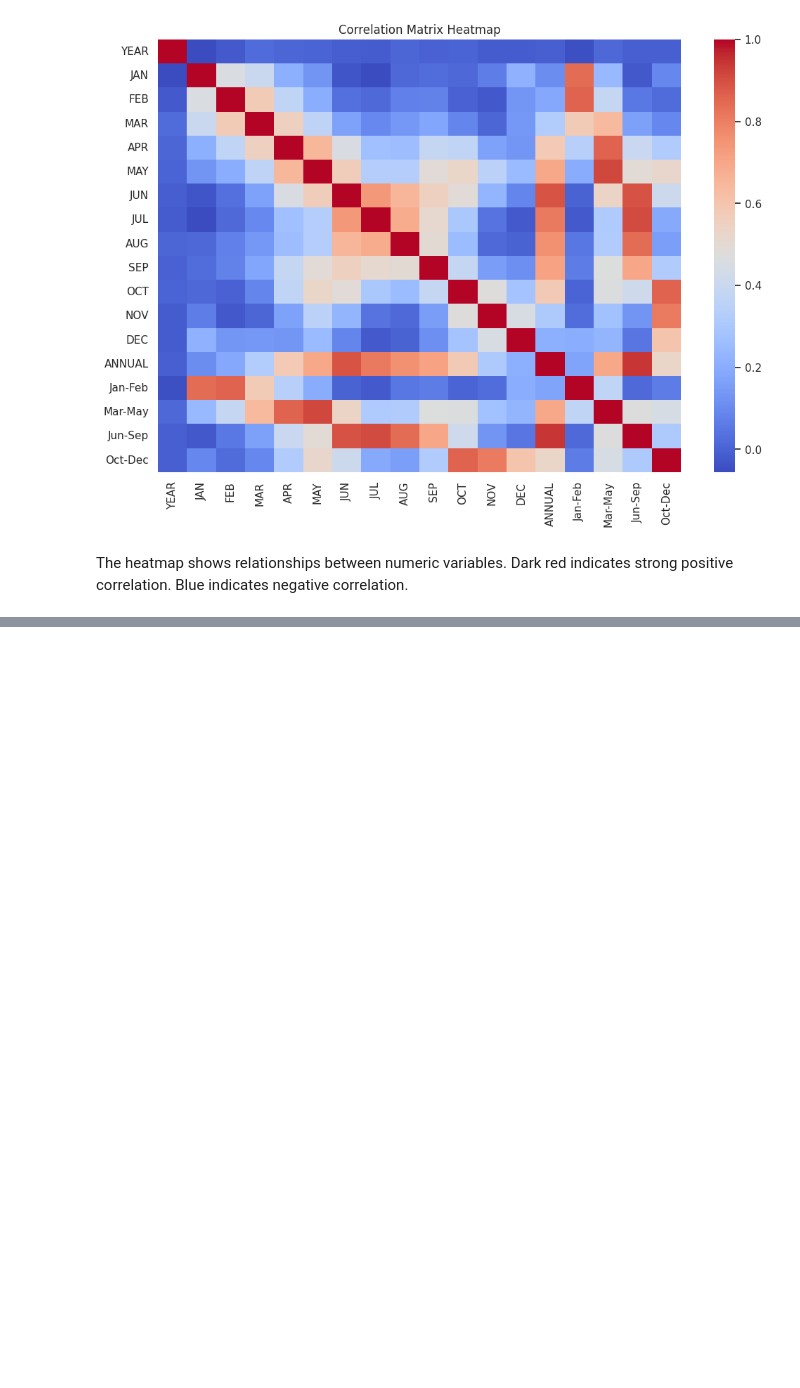
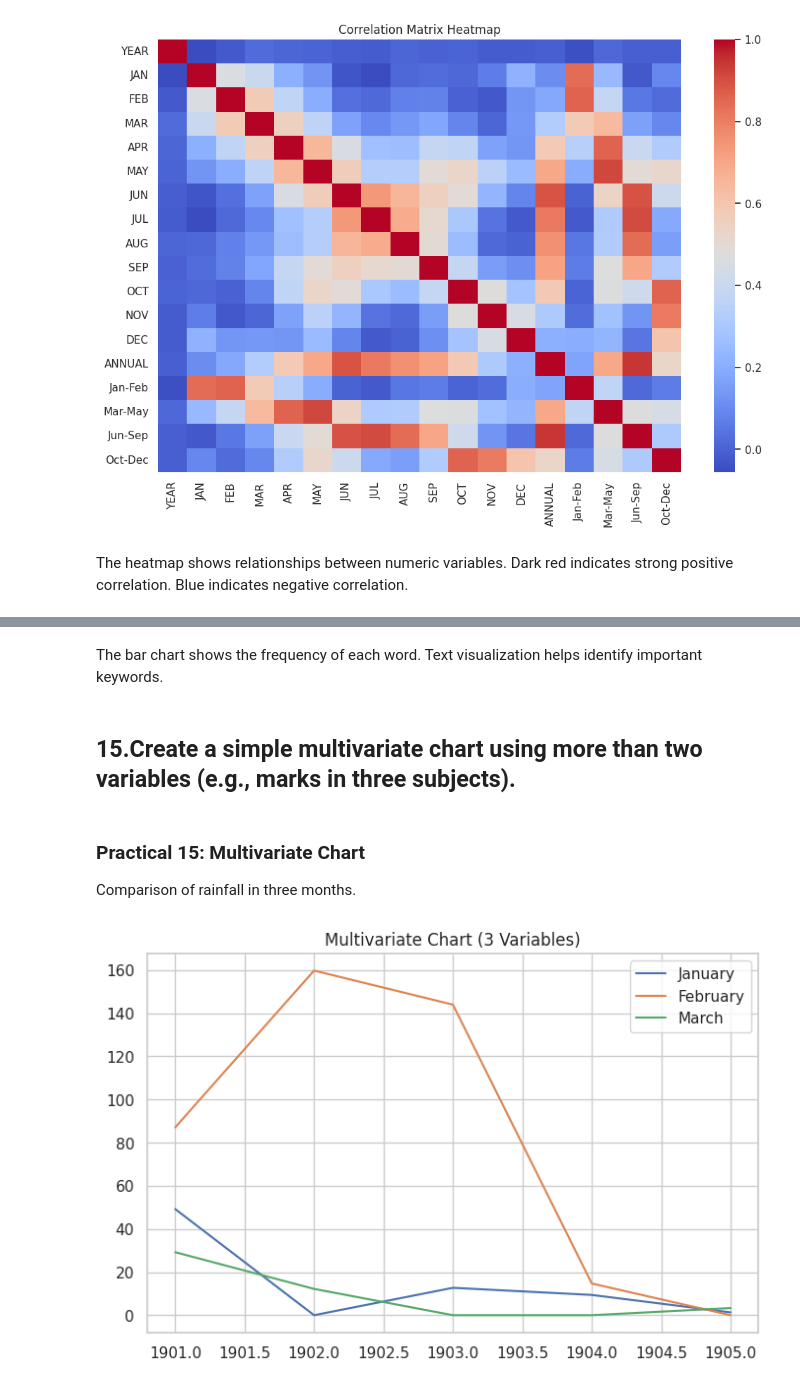
Before and after one commit to shaniraj4587/DataVisualizationPracticle, a Jupyter notebook: 01_practicle.ipynb, the cells around one changed output, grey strips where cells are left out. Cells and saved outputs as stored; diff of their text form; code cells hidden in the pictures; blank space fills up the shorter version.

```diff
--- a/01_practicle.ipynb
+++ b/01_practicle.ipynb
@@ -560,0 +605,21 @@ Blue indicates negative correlation.
+# %% [markdown]
+The bar chart shows the frequency of each word.
+Text visualization helps identify important keywords.
+# %% [markdown]
+## 15.Create a simple multivariate chart using more than two variables (e.g., marks in three subjects).
+# %% [markdown]
+### Practical 15: Multivariate Chart
+Comparison of rainfall in three months.
+# %%
+data_multi = data_ts.head(5)
+
+plt.figure(figsize=(8, 5))
+plt.plot(data_multi["YEAR"], data_multi["JAN"], label="January")
+plt.plot(data_multi["YEAR"], data_multi["FEB"], label="February")
+plt.plot(data_multi["YEAR"], data_multi["MAR"], label="March")
+
+plt.legend()
+plt.title("Multivariate Chart (3 Variables)")
+plt.show()
+# %% [output]
+[figure, added]
```
Also changed, not shown: parts of 44 cells of this notebook, 2 other files.
